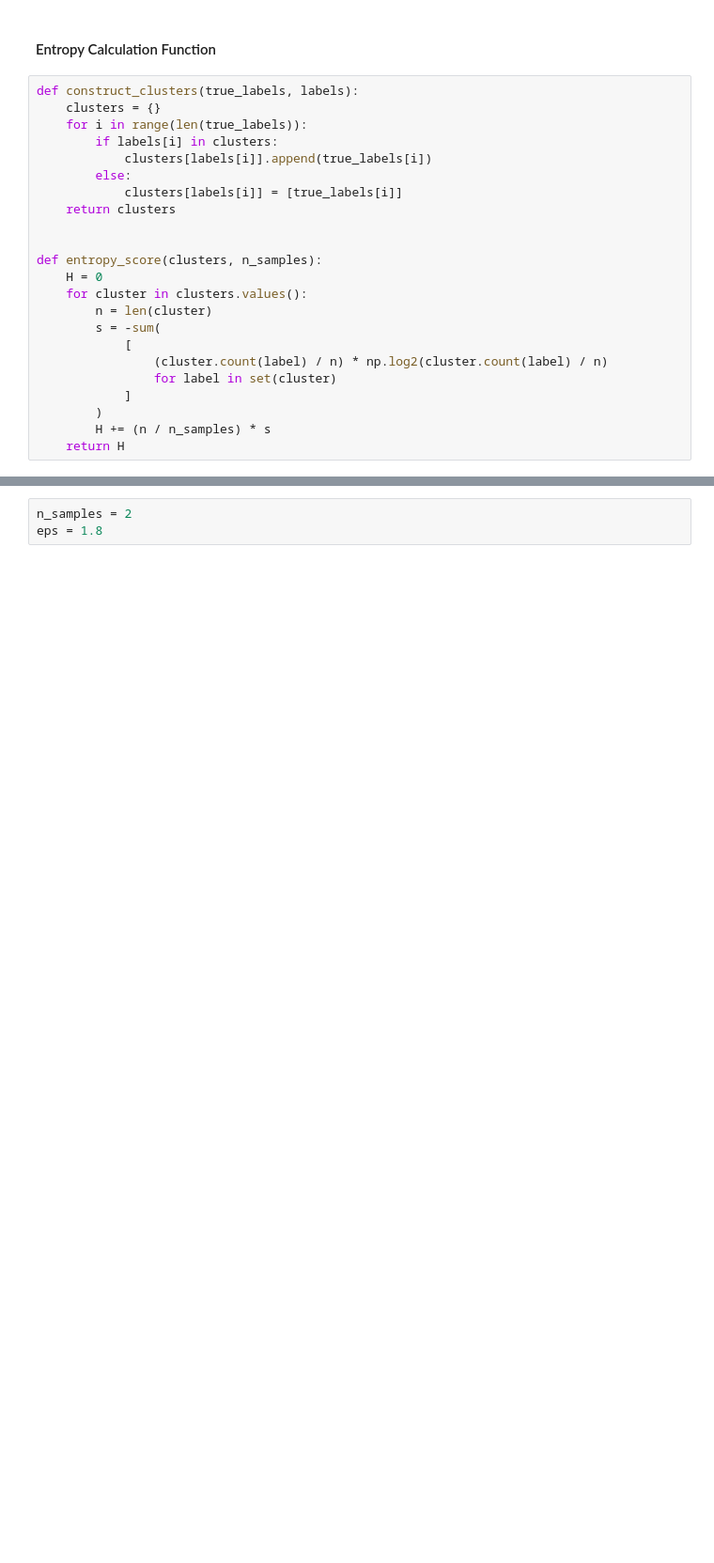
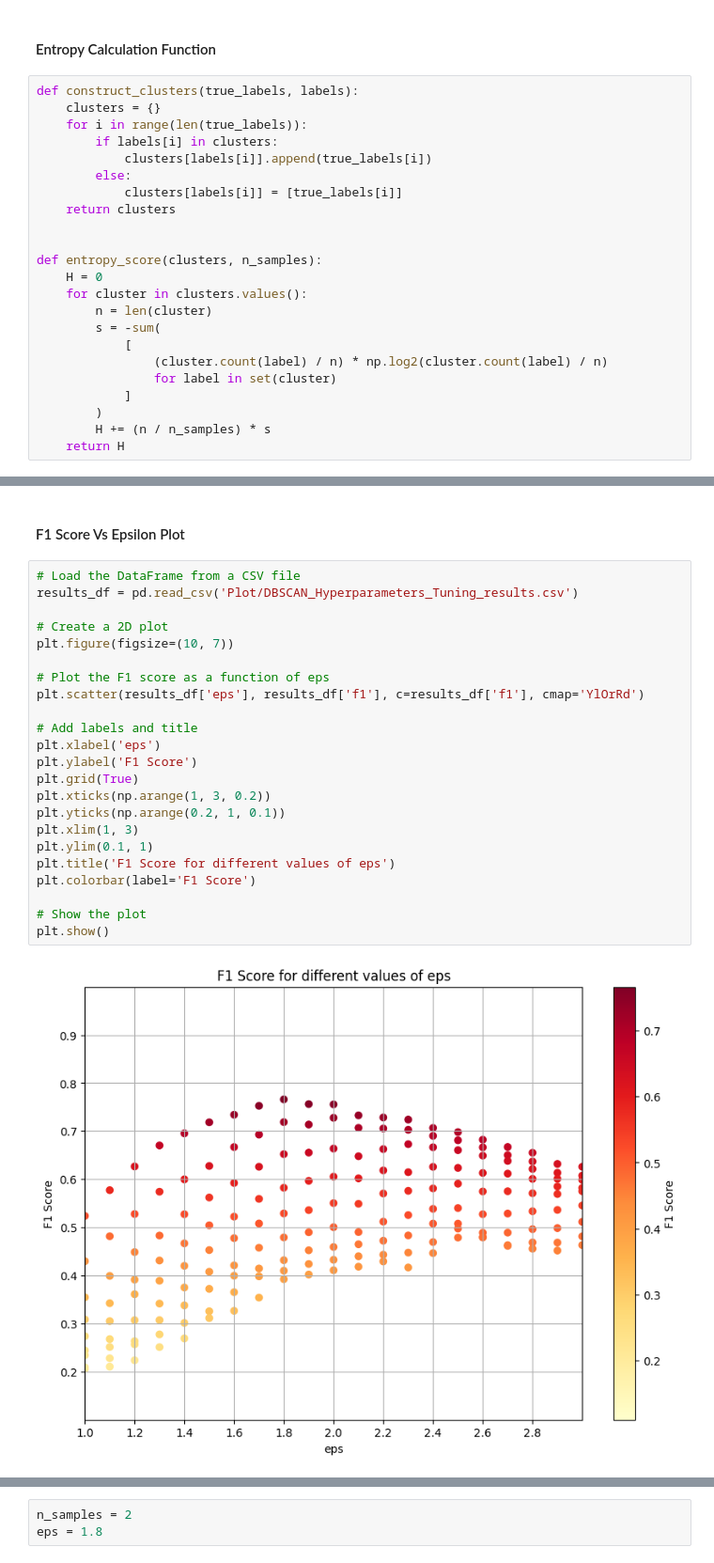
Before and after one commit to YoussefAboelwafa/Activity-Detection, a Jupyter notebook: DBSCAN.ipynb, the cells around one changed output, grey strips where cells are left out. Shown: that part at 94% size. Drawn from its saved outputs; the diff is of its cells as text; blank space fills up the shorter version.

Commit message:
Plot Hyperparameters

```diff
--- a/DBSCAN.ipynb
+++ b/DBSCAN.ipynb
@@ -133,0 +175,27 @@ def entropy_score(clusters, n_samples):
+# %% [markdown]
+#### F1 Score Vs Epsilon Plot
+# %%
+# Load the DataFrame from a CSV file
+results_df = pd.read_csv('Plot/DBSCAN_Hyperparameters_Tuning_results.csv')
+
+# Create a 2D plot
+plt.figure(figsize=(10, 7))
+
+# Plot the F1 score as a function of eps
+plt.scatter(results_df['eps'], results_df['f1'], c=results_df['f1'], cmap='YlOrRd')
+
+# Add labels and title
+plt.xlabel('eps')
+plt.ylabel('F1 Score')
+plt.grid(True)
+plt.xticks(np.arange(1, 3, 0.2))
+plt.yticks(np.arange(0.2, 1, 0.1))
+plt.xlim(1, 3)
+plt.ylim(0.1, 1)
+plt.title('F1 Score for different values of eps')
+plt.colorbar(label='F1 Score')
+
+# Show the plot
+plt.show()
+# %% [output]
+[figure, added]
```
Also changed, not shown: parts of 6 cells of this notebook, 1 other file.
